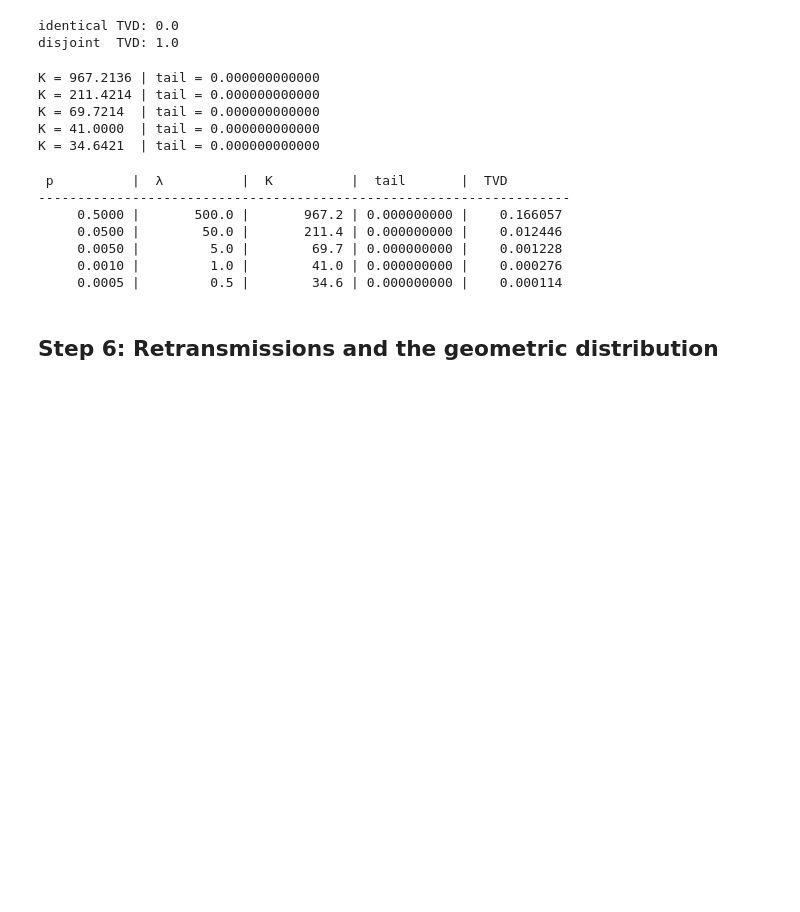
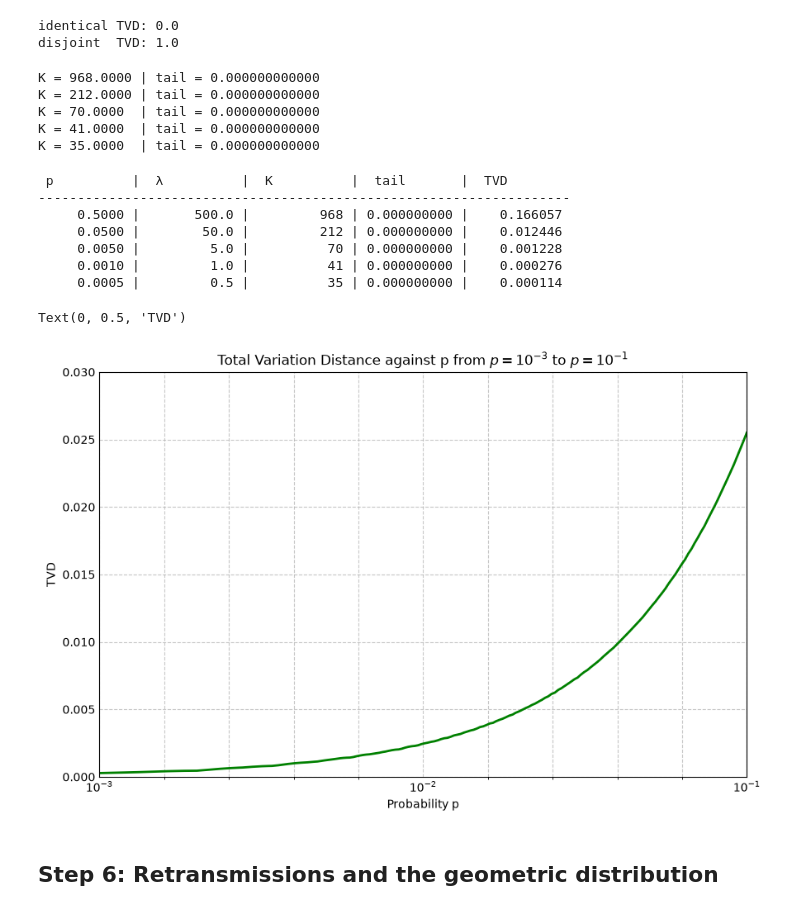
Before and after one commit to mariec-j/ECE3715-Stats-Repo, a Jupyter notebook: Mini-Project-1/mp1.ipynb, the cells around one changed output. Cells and saved outputs as stored; diff of their text form; code cells hidden in the pictures; blank space fills up the shorter version.

```diff
--- a/Mini-Project-1/mp1.ipynb
+++ b/Mini-Project-1/mp1.ipynb
@@ -457,10 +457,11 @@ disjoint  TVD: 1.0
 
 def trunkate(lmbda):
     sigma = np.sqrt(lmbda)
-    K = lmbda + 20 * (sigma + 1)
-    tail = 1 - sp.stats.poisson.cdf(K, lmbda)
-    print(f"K = {K:<9.4f}| tail = {tail:.12f}")
-    return K, tail
+    K = np.ceil(lmbda + 20 * (sigma + 1))
+    return K
+
+def trunk_tail(lmbda):
+    return 1 - sp.stats.poisson.cdf(trunkate(lmbda), lmbda)
 # %%
 # Question 3
 
@@ -471,7 +472,8 @@ lmbda = n_bits * p
 K = np.zeros(p.size)
 tail = np.zeros(p.size)
 for i in range(p.size):
-    K[i], tail[i] = trunkate(lmbda[i])
+    K[i], tail[i] = trunkate(lmbda[i]), trunk_tail(lmbda[i])
+    print(f"K = {K[i]:<9.4f}| tail = {tail[i]:.12f}")
 
 def pmf_func(K, n_bits, p, lmbda):
     bnm_pmf = sp.stats.binom.pmf(np.arange(0, K+1), n_bits, p)
@@ -483,11 +485,11 @@ bnm_pmf3, psn_pmf3 = pmf_func(K[2], n_bits, p[2], lmbda[2])
 bnm_pmf4, psn_pmf4 = pmf_func(K[3], n_bits, p[3], lmbda[3])
 bnm_pmf5, psn_pmf5 = pmf_func(K[4], n_bits, p[4], lmbda[4])
 # %% [output]
-K = 967.2136 | tail = 0.000000000000
-K = 211.4214 | tail = 0.000000000000
-K = 69.7214  | tail = 0.000000000000
+K = 968.0000 | tail = 0.000000000000
+K = 212.0000 | tail = 0.000000000000
+K = 70.0000  | tail = 0.000000000000
 K = 41.0000  | tail = 0.000000000000
-K = 34.6421  | tail = 0.000000000000
+K = 35.0000  | tail = 0.000000000000
 # %%
 # Question 4
 
@@ -503,15 +505,35 @@ print(f"{" p":<11} | {" \u03bb":<11} | {" K":<11} | {" tail":<11} |  TVD")
 print("-" * 68)
 
 for i in range(p.size):
-    print(f"{p[i]:>11.4f} | {lmbda[i]:>11.1f} | {K[i]:>11.1f} | {tail[i]:>11.9f} | {TVD[i]:>11.6f}")
+    print(f"{p[i]:>11.4f} | {lmbda[i]:>11.1f} | {K[i]:>11.0f} | {tail[i]:>11.9f} | {TVD[i]:>11.6f}")
 # %% [output]
  p          |  λ          |  K          |  tail       |  TVD
 --------------------------------------------------------------------
-     0.5000 |       500.0 |       967.2 | 0.000000000 |    0.166057
-     0.0500 |        50.0 |       211.4 | 0.000000000 |    0.012446
-     0.0050 |         5.0 |        69.7 | 0.000000000 |    0.001228
-     0.0010 |         1.0 |        41.0 | 0.000000000 |    0.000276
-     0.0005 |         0.5 |        34.6 | 0.000000000 |    0.000114
+     0.5000 |       500.0 |         968 | 0.000000000 |    0.166057
+     0.0500 |        50.0 |         212 | 0.000000000 |    0.012446
+     0.0050 |         5.0 |          70 | 0.000000000 |    0.001228
+     0.0010 |         1.0 |          41 | 0.000000000 |    0.000276
+     0.0005 |         0.5 |          35 | 0.000000000 |    0.000114
+# %%
+# Question 5
+
+x = np.logspace(-3, -1, 200, True, 10)
+y = np.array([ml.tv_distance(*pmf_func(trunkate(n_bits * px), n_bits, px, n_bits * px)) for px in x])
+
+plt.figure(figsize = (8, 5))
+plt.plot(x, y, label = (r'Total Variation Distance against p'), color = 'green', linewidth = 2)
+plt.xlim(1e-3, 1e-1)
+plt.ylim(0, .03)
+plt.xscale('log')
+plt.gca().xaxis.set_minor_locator(mp.ticker.FixedLocator(np.logspace(-4, -1, 16)))
+plt.gca().xaxis.set_minor_formatter(mp.ticker.NullFormatter())
+plt.grid(True, which = 'both', linestyle = '--', alpha = 0.7)
+plt.title(r'Total Variation Distance against p from $p=10^{-3}$ to $p=10^{-1}$')
+plt.xlabel('Probability p')
+plt.ylabel('TVD')
+# %% [output]
+Text(0, 0.5, 'TVD')
+[figure, added]
 # %% [markdown]
 ## Step 6: Retransmissions and the geometric distribution
 # %% [markdown]
```
